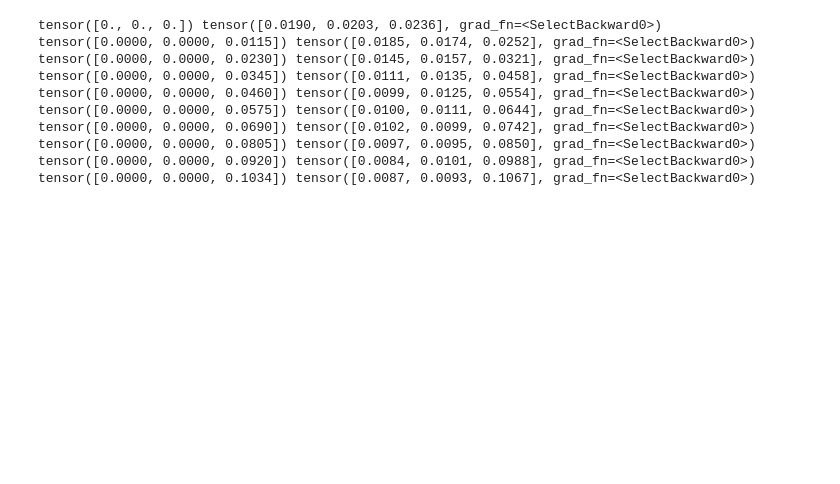
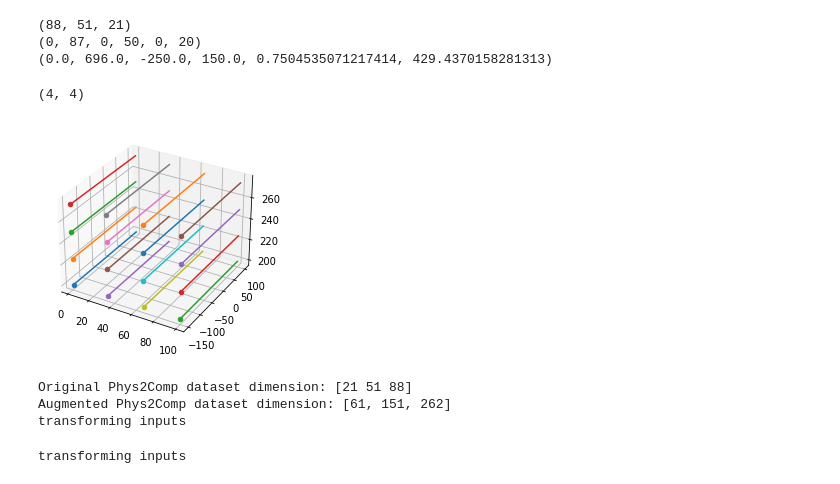
Before and after one commit to xtyinzz/scivis-kit, a Jupyter notebook: pycurvis/phys_comp_data.ipynb, the cells around one changed output. Drawn from its saved outputs; the diff is of its cells as text; code cells hidden in the pictures; blank space fills up the shorter version.

```diff
--- a/pycurvis/phys_comp_data.ipynb
+++ b/pycurvis/phys_comp_data.ipynb
@@ -171,14 +0,0 @@ tensor([0.0000, 0.0000, 0.1034]) tensor([0.0161, 0.0102, 0.1097], grad_fn=<Selec
-# %%
-for i in range(10):
-  print(ds.comp_prep[i], pred_lg[i])
-# %% [output]
-tensor([0., 0., 0.]) tensor([0.0190, 0.0203, 0.0236], grad_fn=<SelectBackward0>)
-tensor([0.0000, 0.0000, 0.0115]) tensor([0.0185, 0.0174, 0.0252], grad_fn=<SelectBackward0>)
-tensor([0.0000, 0.0000, 0.0230]) tensor([0.0145, 0.0157, 0.0321], grad_fn=<SelectBackward0>)
-tensor([0.0000, 0.0000, 0.0345]) tensor([0.0111, 0.0135, 0.0458], grad_fn=<SelectBackward0>)
-tensor([0.0000, 0.0000, 0.0460]) tensor([0.0099, 0.0125, 0.0554], grad_fn=<SelectBackward0>)
-tensor([0.0000, 0.0000, 0.0575]) tensor([0.0100, 0.0111, 0.0644], grad_fn=<SelectBackward0>)
-tensor([0.0000, 0.0000, 0.0690]) tensor([0.0102, 0.0099, 0.0742], grad_fn=<SelectBackward0>)
-tensor([0.0000, 0.0000, 0.0805]) tensor([0.0097, 0.0095, 0.0850], grad_fn=<SelectBackward0>)
-tensor([0.0000, 0.0000, 0.0920]) tensor([0.0084, 0.0101, 0.0988], grad_fn=<SelectBackward0>)
-tensor([0.0000, 0.0000, 0.1034]) tensor([0.0087, 0.0093, 0.1067], grad_fn=<SelectBackward0>)
@@ -184,0 +16,17 @@ tensor([0.0000, 0.0000, 0.1034]) tensor([0.0087, 0.0093, 0.1067], grad_fn=<Selec
+# %%
+# 0-100
+# -150-100
+# 200-275
+
+data_path = "../test/final/data/bc80-45000-down.vts"
+vtkSGR = vtk.vtkXMLStructuredGridReader()
+vtkSGR.SetFileName(data_path)
+vtkSGR.Update()
+vtkSG = vtkSGR.GetOutput()
+print(vtkSG.GetDimensions())
+print(vtkSG.GetExtent())
+print(vtkSG.GetBounds())
+# %% [output]
+(88, 51, 21)
+(0, 87, 0, 50, 0, 20)
+(0.0, 696.0, -250.0, 150.0, 0.7504535071217414, 429.4370158281313)
@@ -184,0 +97,43 @@ tensor([0.0000, 0.0000, 0.1034]) tensor([0.0087, 0.0093, 0.1067], grad_fn=<Selec
+# %%
+imgSize = 4
+numDepths = 64
+rays = getPhysRays(numDepths, [0,2], imgSize)
+rays = rays.reshape(imgSize*imgSize, numDepths, 3)
+
+fig = plt.figure()
+ax = plt.axes(projection='3d')
+for ray in rays:
+  ax.scatter(ray[0,0], ray[0,1], ray[0,2])
+  ax.plot(ray[:,0], ray[:,1], ray[:,2])
+plt.show()
+# %% [output]
+(4, 4)
+[figure, added]
+# %%
+sirencfg = Config("vls_siren_aug.yaml")
+ds = sirencfg.get_dataset()
+# %% [output]
+Original Phys2Comp dataset dimension: [21 51 88]
+Augmented Phys2Comp dataset dimension: [61, 151, 262]
+transforming inputs
+# %%
+impcfg = Config("nn_vls_lg.yaml")
+
+sirencfg = Config("nn_vls_siren.yaml")
+rescfg = Config("nn_vls_res.yaml")
+attncfg = Config("nn_vls_attn.yaml")
+densecfg = Config("nn_vls_dense.yaml")
+
+mlp = load_checkpoint("log/mlp.pt", impcfg)
+siren = load_checkpoint("log/siren.pt", sirencfg)
+res = load_checkpoint(  "log/res.pt",   rescfg)
+attn = load_checkpoint( "log/attn.pt",  attncfg)
+dense = load_checkpoint("log/dense.pt", densecfg)
+
+ds = sirencfg.get_dataset()
+
+ckpts = [mlp, siren, res, attn, dense]
+models = [ckpt['model'] for ckpt in ckpts]
+names = ["mlp", "siren", "res", "attn", "dense"]
+# %% [output]
+transforming inputs
```
Also changed, not shown: parts of 42 cells of this notebook, 37 other files.
